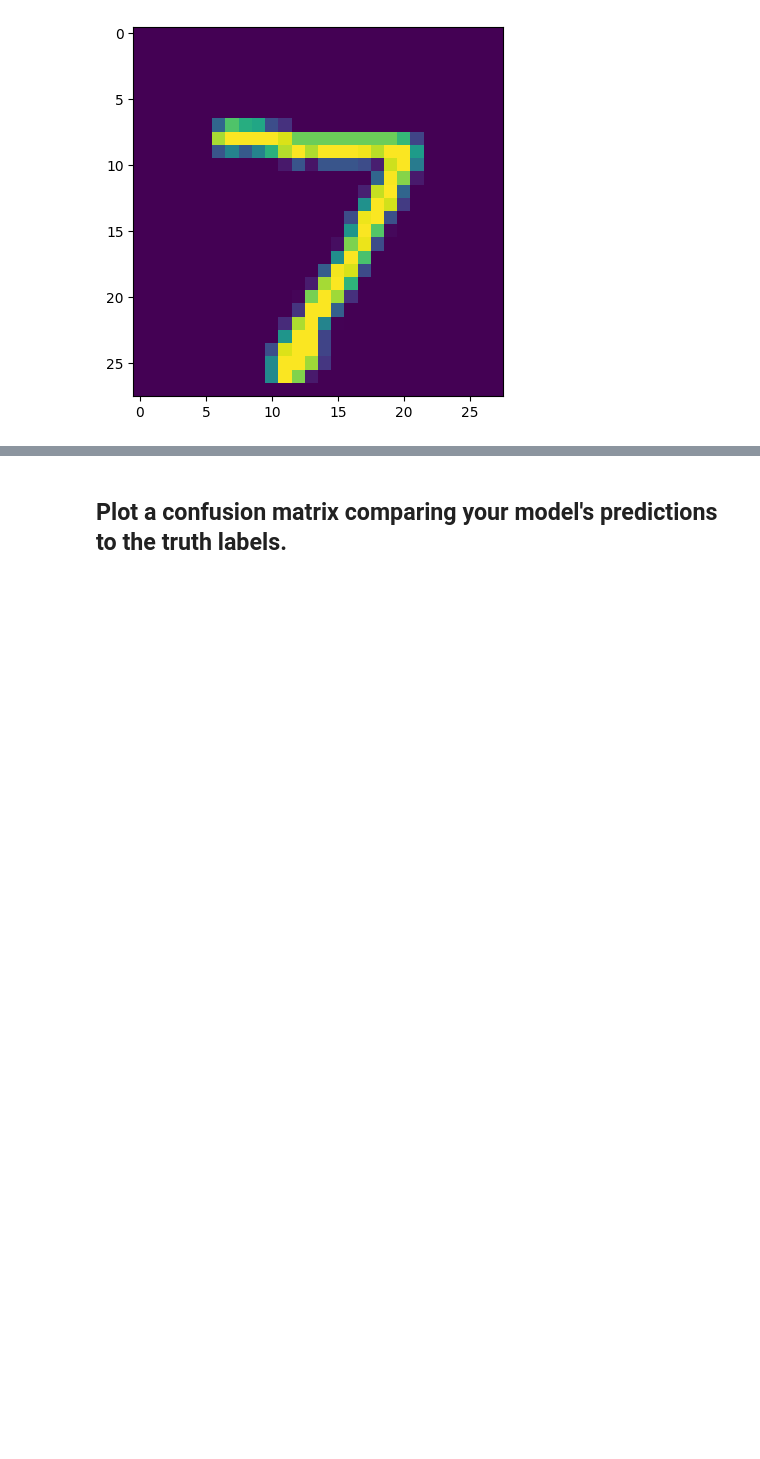
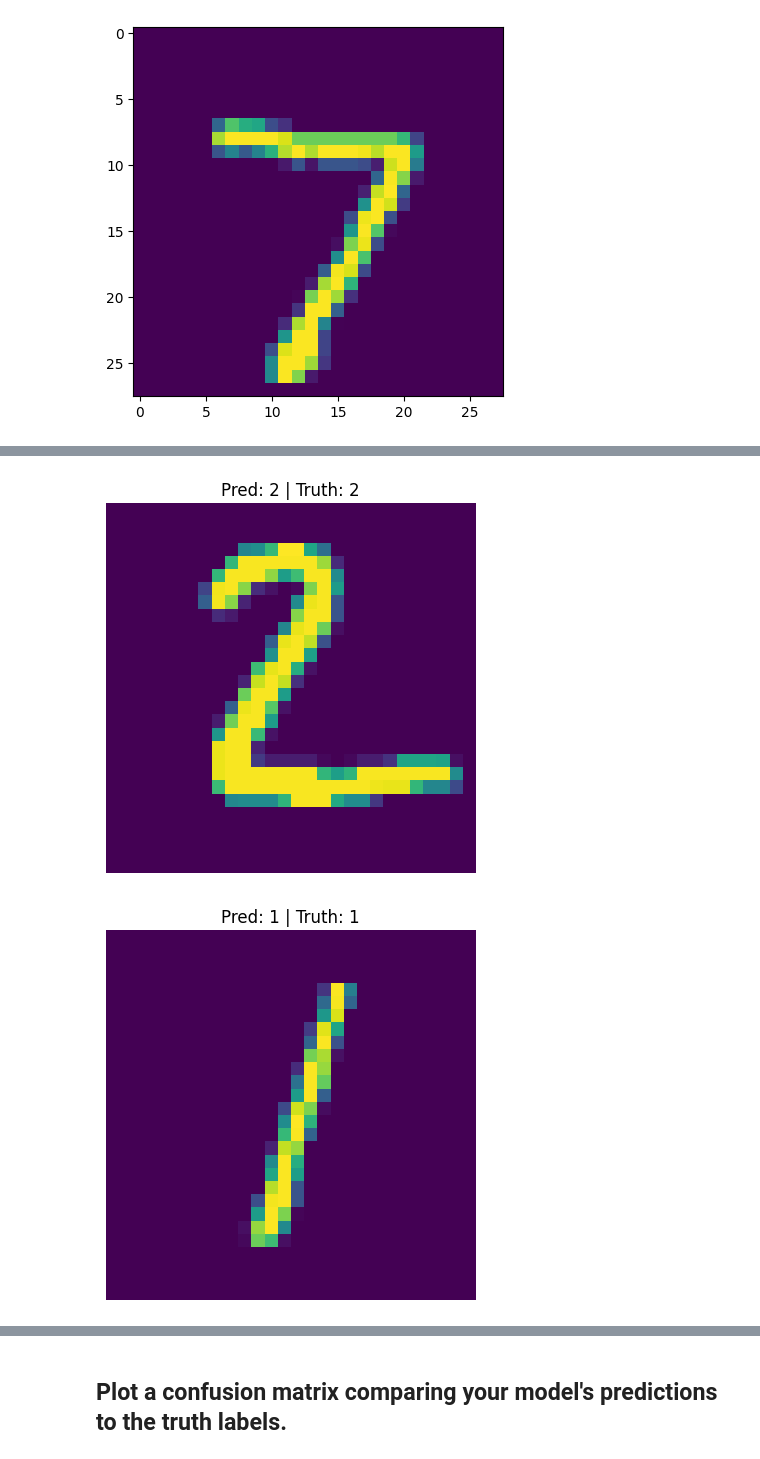
Before and after one commit to AndriiNorets/pytorch_course, a Jupyter notebook: 03_pytorch_exercises.ipynb, the cells around one changed output, grey strips where cells are left out. Saved outputs shown, nothing was run; the diff lists cells and outputs as text; code cells hidden in the pictures; blank space fills up the shorter version.

```diff
--- a/03_pytorch_exercises.ipynb
+++ b/03_pytorch_exercises.ipynb
@@ -265,0 +236,16 @@ tensor([7])
+# %%
+for i in range(1,6):
+  img = test_dataset[i][0]
+  label = test_dataset[i][1]
+
+  model_pred_logits = model_0(img.unsqueeze(dim=0).to(device))
+  model_pred_probs = torch.softmax(model_pred_logits, dim=1)
+  model_pred_label = torch.argmax(model_pred_probs, dim=1)
+
+  plt.figure()
+  plt.imshow(img.squeeze())
+  plt.title(f'Pred: {model_pred_label.cpu().item()} | Truth: {label}')
+  plt.axis(False)
+# %% [output]
+[figure, added]
+[figure, added]
```
Also changed, not shown: parts of 21 cells of this notebook.
